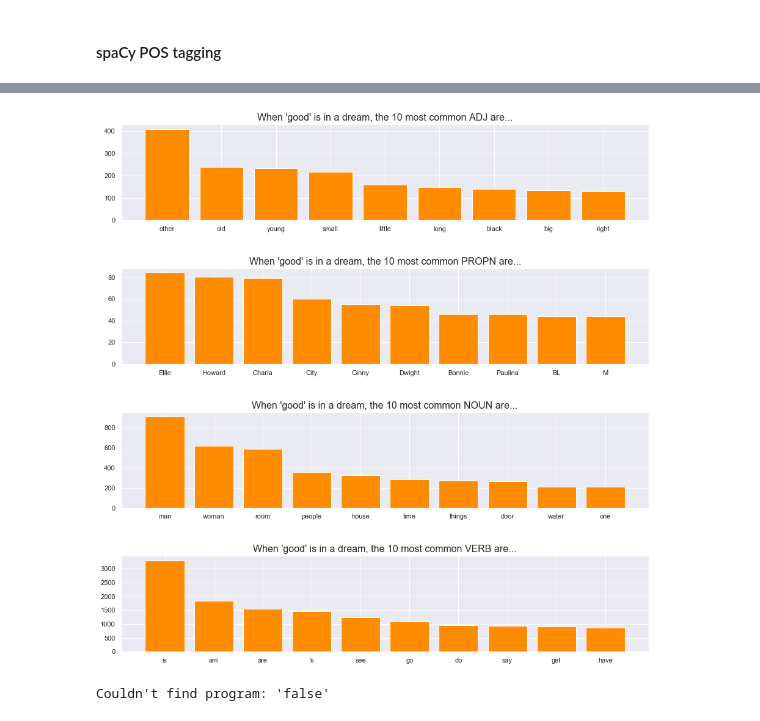
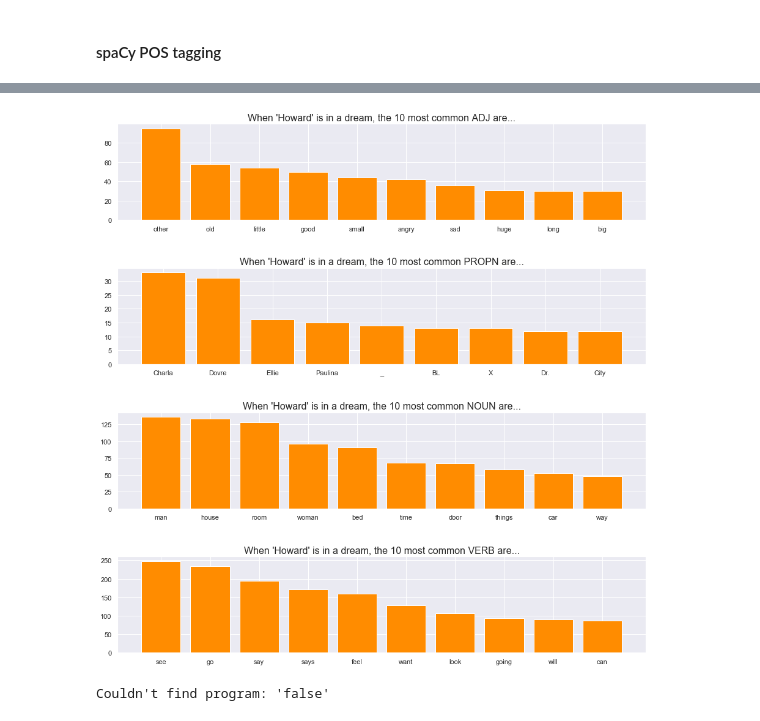
Before and after one commit to MigBap/dreambank, a Jupyter notebook: dreamresearch.net_data.ipynb, the cells around one changed output, grey strips where cells are left out. Drawn from its saved outputs; the diff is of its cells as text; code cells hidden in the pictures.

```diff
--- a/dreamresearch.net_data.ipynb
+++ b/dreamresearch.net_data.ipynb
@@ -1256,8 +1256,8 @@ plt.show()
 # Plot POS against each other
 
 # necessary to input
-what_X = 'good'
-what_X_type = 'ADJ'
+what_X = 'Howard'
+what_X_type = 'PROPN'
 common_whats = ['ADJ', 'PROPN', 'NOUN', 'VERB']
 n = 10
 
@@ -1266,34 +1266,34 @@ for nr, what in enumerate(common_whats):
     counter_what = []
     for i in tokens_pos:
         dream_ex = i
         if what_X in [tuple_word[0] for tuple_word in dream_ex]:
             counter_what.append([tuple_word[0] for tuple_word in dream_ex if tuple_word[1] == what])
 
     # just a list with the counter_whats
     counter_whats = []
     for i in counter_what:
         for adj_dream in i:
             counter_whats.append(adj_dream)
 
     # Counter
     counter = Counter(counter_whats)
 
     # n most common words
     if what == what_X_type:
         most_common = counter.most_common(n)[1:]  # tira-se a própria what_X
     else:
         most_common = counter.most_common(n)
     #print(most_common)
 
     # plot
     plt.subplot(len(common_whats), 1, nr+1)
     [plt.bar(i, j, color='darkorange') for (i, j) in most_common]
     plt.title("""When '{}' is in a dream, the {} most common {} are...""".format(what_X, n, what), fontsize=16)
 
 plt.subplots_adjust(left=0, bottom=-2, right=2, top=1, wspace=0, hspace=0.5)
 plt.show()
 # %% [output]
-[figure, old version]
+[figure, new version]
 # %%
 %%script false
 # Import the English language class and create the nlp object
```
Also changed, not shown: parts of 16 cells of this notebook.
